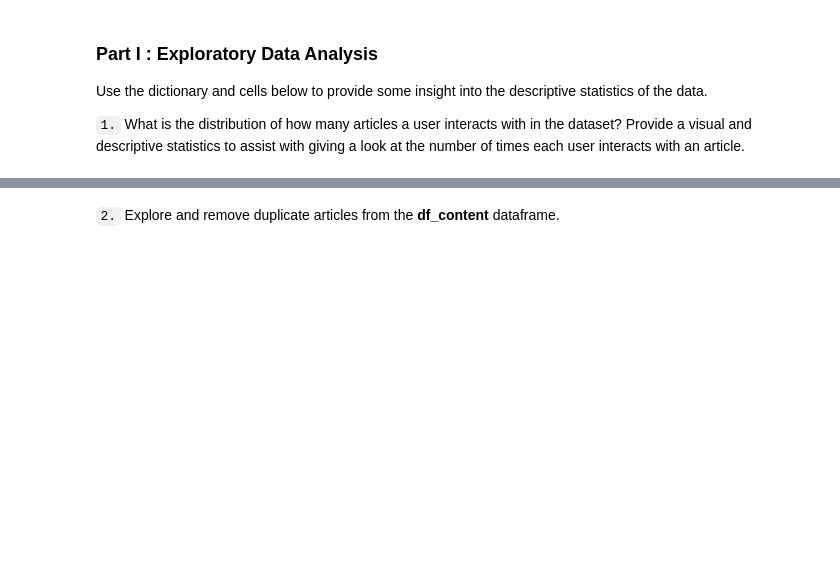
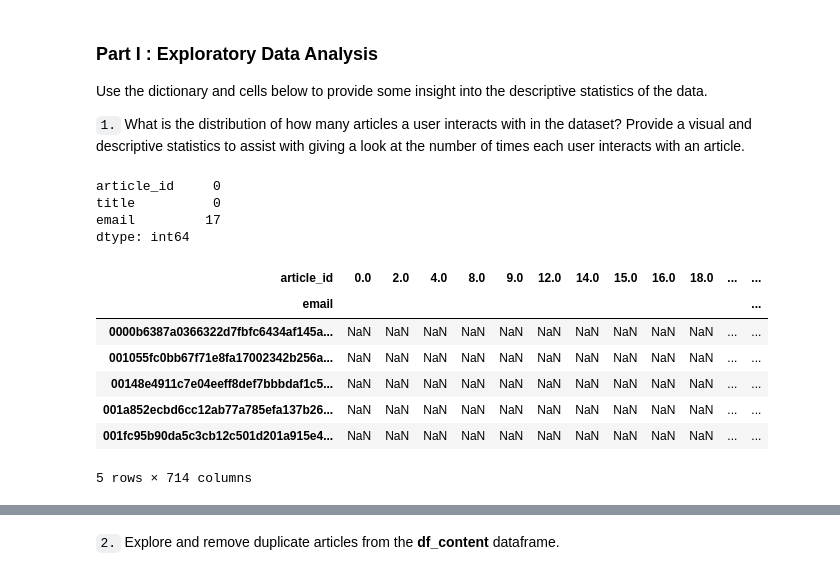
Before and after one commit to Jaouadeddadsi/Recommendations-Engines-with-IBM, a Jupyter notebook: Recommendations_with_IBM.ipynb, the cells around one changed output, grey strips where cells are left out. Saved outputs shown, nothing was run; the diff lists cells and outputs as text; code cells hidden in the pictures; blank space fills up the shorter version.

```diff
--- a/Recommendations_with_IBM.ipynb
+++ b/Recommendations_with_IBM.ipynb
@@ -57,3 +58,11 @@ df_content.head()
 Use the dictionary and cells below to provide some insight into the descriptive statistics of the data.
 
 `1.` What is the distribution of how many articles a user interacts with in the dataset?  Provide a visual and descriptive statistics to assist with giving a look at the number of times each user interacts with an article.
+# %%
+# Null values id df dataframe
+df.isnull().sum()
+# %% [output]
+article_id     0
+title          0
+email         17
+dtype: int64
@@ -59,0 +71,13 @@ Use the dictionary and cells below to provide some insight into the descriptive
+# %%
+# matrix of number of times a user interacts with each article
+user_by_article = df_2.groupby(['email', 'article_id'])['title'].count().unstack()
+user_by_article.head()
+# %% [output]
+| article_id | 0.0 | 2.0 | 4.0 | 8.0 | 9.0 | 12.0 | 14.0 | 15.0 | 16.0 | 18.0 | ... | ... |
+| email |  |  |  |  |  |  |  |  |  |  |  | ... |
+| 0000b6387a0366322d7fbfc6434af145a... | NaN | NaN | NaN | NaN | NaN | NaN | NaN | NaN | NaN | NaN | ... | ... |
+| 001055fc0bb67f71e8fa17002342b256a... | NaN | NaN | NaN | NaN | NaN | NaN | NaN | NaN | NaN | NaN | ... | ... |
+| 00148e4911c7e04eeff8def7bbbdaf1c5... | NaN | NaN | NaN | NaN | NaN | NaN | NaN | NaN | NaN | NaN | ... | ... |
+| 001a852ecbd6cc12ab77a785efa137b26... | NaN | NaN | NaN | NaN | NaN | NaN | NaN | NaN | NaN | NaN | ... | ... |
+| 001fc95b90da5c3cb12c501d201a915e4... | NaN | NaN | NaN | NaN | NaN | NaN | NaN | NaN | NaN | NaN | ... | ... |
+5 rows × 714 columns
```
Also changed, not shown: parts of 27 cells of this notebook.
